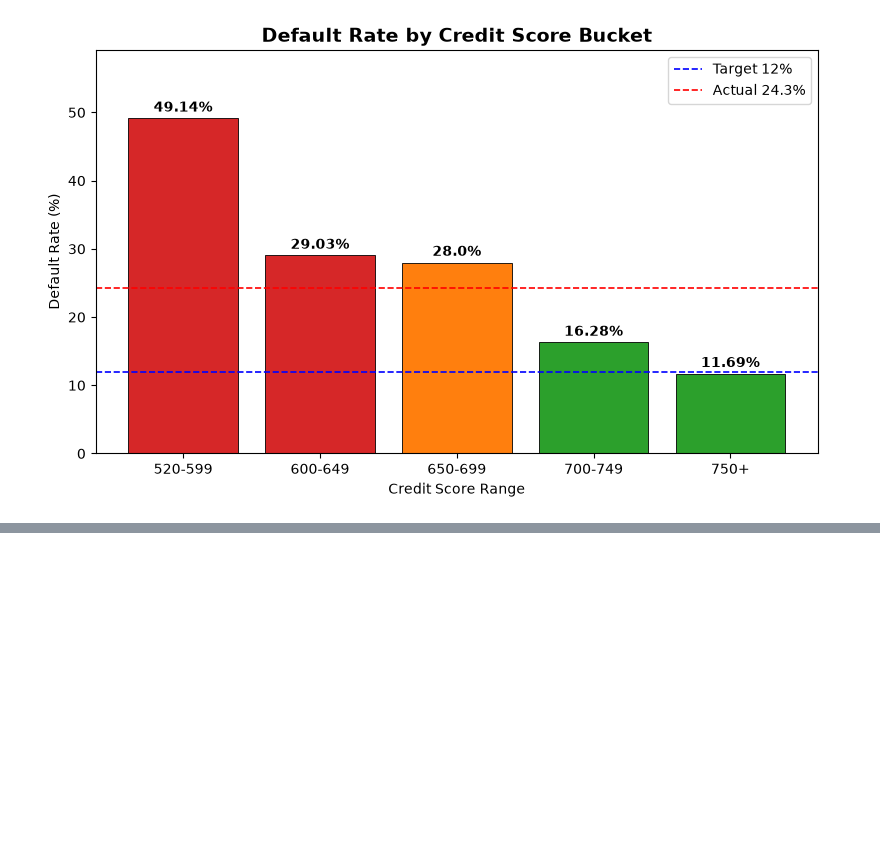
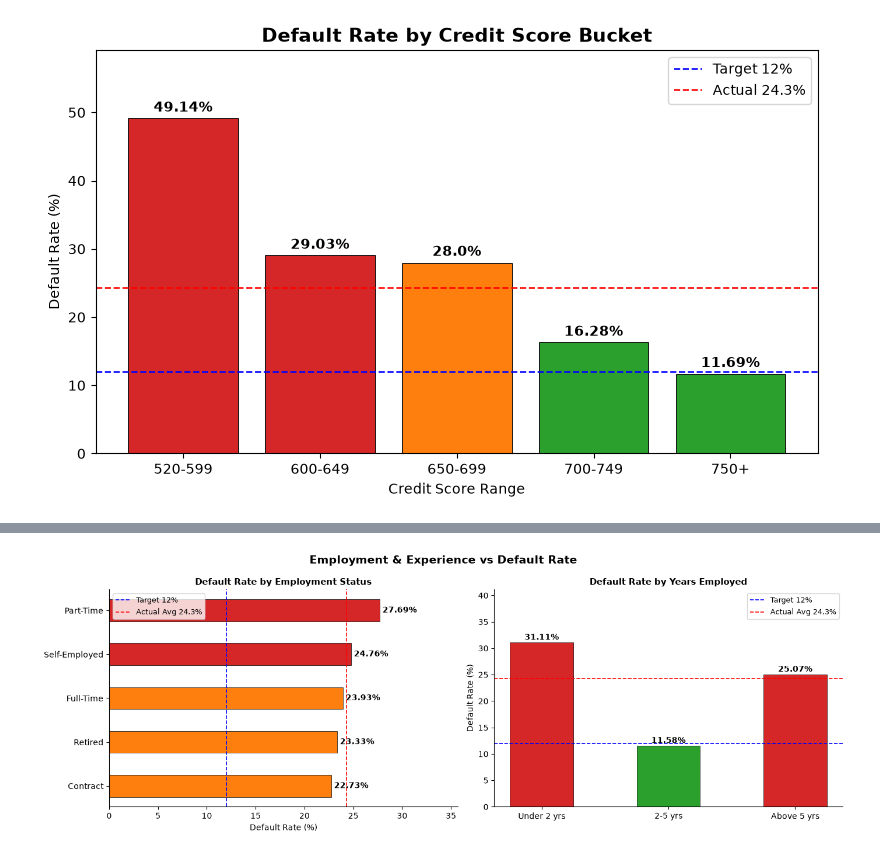
Before and after one commit to ShubhamSahu-2005/Loan-Default-Risk-Analysis, a Jupyter notebook: notebooks/eda.ipynb, the cells around one changed output, grey strips where cells are left out. Saved outputs shown, nothing was run; the diff lists cells and outputs as text; code cells hidden in the pictures; blank space fills up the shorter version.

```diff
--- a/notebooks/eda.ipynb
+++ b/notebooks/eda.ipynb
@@ -93,0 +315,87 @@ plt.show()
+# %%
+status_df=df.groupby('employment_status').agg(
+    total=('defaulted','count'),
+    defaults=('defaulted','sum')
+).reset_index()
+
+status_df['default_rate%']=(status_df['defaults'] / status_df['total'] * 100).round(2)
+status_df = status_df.sort_values('default_rate%', ascending=True)
+
+
+df["exp_bucket"]=pd.cut(
+    df['years_employed'],
+    bins=[-0.1,2,5,100],
+    labels=['Under 2 yrs','2-5 yrs','Above 5 yrs']
+)
+
+
+exp_df=df.groupby('exp_bucket',observed=True).agg(
+    total=('defaulted','count'),
+    defaults=('defaulted','sum')
+).reset_index()
+exp_df['default_rate%']=(exp_df['defaults'] / exp_df['total'] * 100).round(2)
+
+
+fig,axes=plt.subplots(1,2,figsize=(14,5))
+fig.suptitle('Employment & Experience vs Default Rate',fontsize=14,fontweight='bold')
+#Chart A:"Employment Status"
+colors_status = [
+    '#d62728' if x > 24.3 else '#ff7f0e' if x > 12 else '#2ca02c'
+    for x in status_df['default_rate%']
+]
+
+bars1=axes[0].barh(
+    status_df['employment_status'],
+    status_df['default_rate%'],
+    color=colors_status,edgecolor='black',linewidth=0.5,height=0.5
+)
+
+axes[0].axvline(12,color='blue',linestyle='--',linewidth=1.2,label="Target 12%")
+axes[0].axvline(24.3,color='red',linestyle='--',linewidth=1.2,label="Actual Avg 24.3%")
+for bar, val in zip(bars1, status_df['default_rate%']):
+    axes[0].text(val + 0.3, bar.get_y() + bar.get_height()/2,
+                 f'{val}%', va='center', fontsize=10, fontweight='bold')
+
+
+
+axes[0].set_title('Default Rate by Employment Status', fontsize=11, fontweight='bold')
+axes[0].set_xlabel('Default Rate (%)')
+axes[0].set_xlim(0, status_df['default_rate%'].max() + 8)
+axes[0].legend(fontsize=9)
+axes[0].spines['top'].set_visible(False)
+axes[0].spines['right'].set_visible(False)
+
+
+
+
+#Chart B: Years Employed
+colors_exp = [
+    '#d62728' if x > 24.3 else '#ff7f0e' if x > 12 else '#2ca02c'
+    for x in exp_df['default_rate%']
+]
+
+bars2 = axes[1].bar(
+    exp_df['exp_bucket'],
+    exp_df['default_rate%'],
+    color=colors_exp, edgecolor='black', linewidth=0.5, width=0.5
+)
+
+axes[1].axhline(12, color='blue', linestyle='--', linewidth=1.2, label='Target 12%')
+axes[1].axhline(24.3, color='red', linestyle='--', linewidth=1.2, label='Actual Avg 24.3%')
+
+for bar, val in zip(bars2, exp_df['default_rate%']):
+    axes[1].text(bar.get_x() + bar.get_width()/2, bar.get_height() + 0.5,
+                 f'{val}%', ha='center', fontsize=10, fontweight='bold')
+
+axes[1].set_title('Default Rate by Years Employed', fontsize=11, fontweight='bold')
+axes[1].set_ylabel('Default Rate (%)')
+axes[1].set_ylim(0, exp_df['default_rate%'].max() + 10)
+axes[1].legend(fontsize=9)
+axes[1].spines['top'].set_visible(False)
+axes[1].spines['right'].set_visible(False)
+
+plt.tight_layout()
+plt.savefig('../reports/chart4_employment.png', dpi=150, bbox_inches='tight')
+plt.show()
+# %% [output]
+[figure, added]
```
Also changed, not shown: parts of 14 cells of this notebook, 5 other files.
